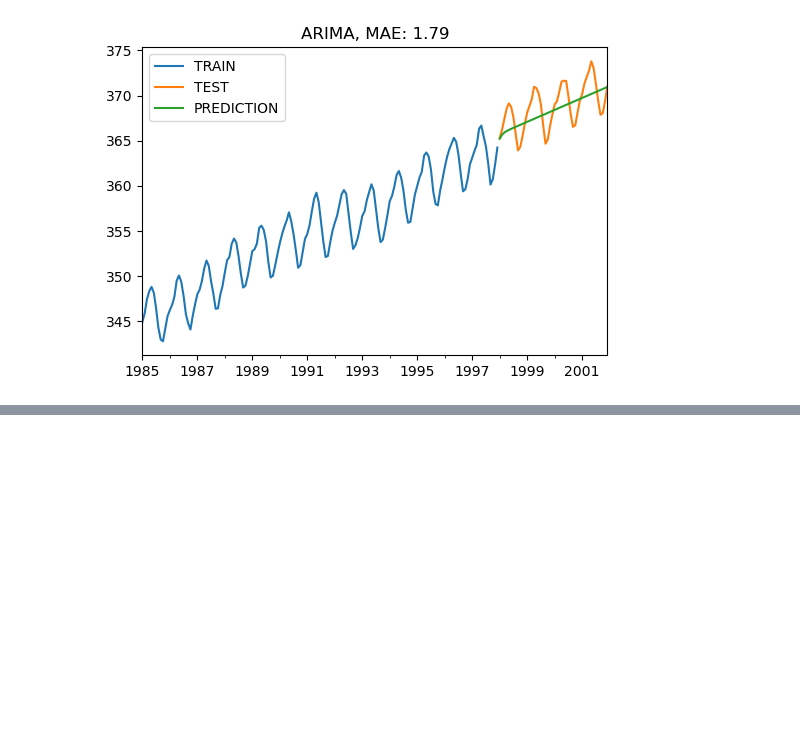
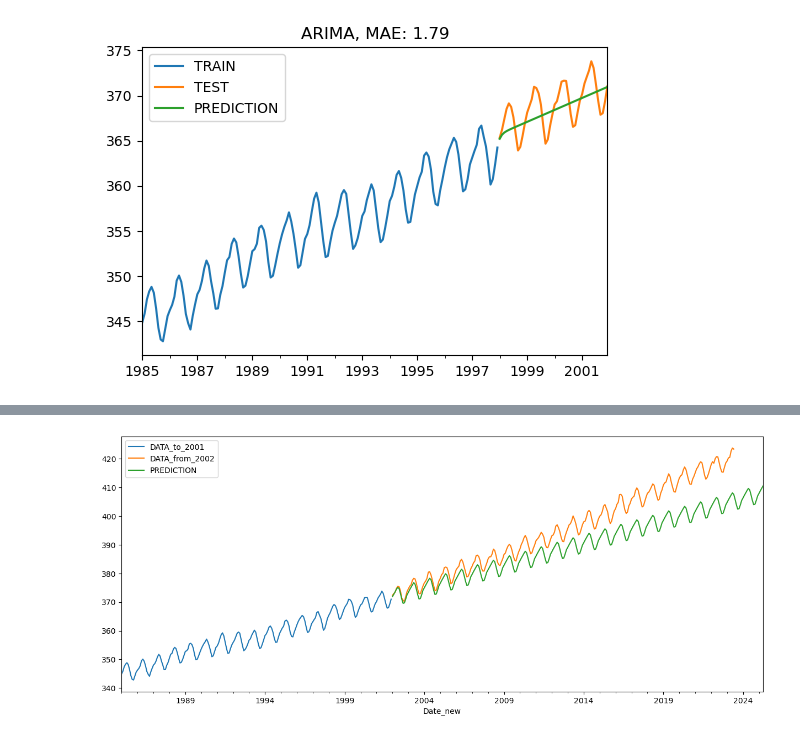
Before and after one commit to ugursaricam/co2-forecast-timeseries, a Jupyter notebook: 2_statistical_methods.ipynb, the cells around one changed output, grey strips where cells are left out. Cells and saved outputs as stored; diff of their text form; code cells hidden in the pictures; blank space fills up the shorter version.

```diff
--- a/2_statistical_methods.ipynb
+++ b/2_statistical_methods.ipynb
@@ -395,0 +516,2 @@ plot_co2(train, test, y_pred, "SARIMA")
+# %%
+df2["Date_new"] = pd.to_datetime(df2["Date_new"])
@@ -395,0 +572,2 @@ plot_co2(train, test, y_pred, "SARIMA")
+# %%
+current_co2_data = df2[(df2["Date_new"] > "2001-12-01") & (df2["Date_new"] < "2023-07-01")][["Date_new", "CO2"]].iloc[:,0:2]
@@ -395,0 +590,2 @@ plot_co2(train, test, y_pred, "SARIMA")
+# %%
+current_co2_data.set_index("Date_new", inplace=True)
@@ -395,0 +602,9 @@ plot_co2(train, test, y_pred, "SARIMA")
+# %%
+current_co2_data = current_co2_data.squeeze()
+# %%
+df["1985":].plot(legend=True, label="DATA_to_2001", figsize=(15, 6))
+current_co2_data.plot(legend=True, label="DATA_from_2002")
+y_pred.plot(legend=True, label="PREDICTION")
+plt.show(block=True)
+# %% [output]
+[figure, added]
```
Also changed, not shown: parts of 84 cells of this notebook, 1 other file.
